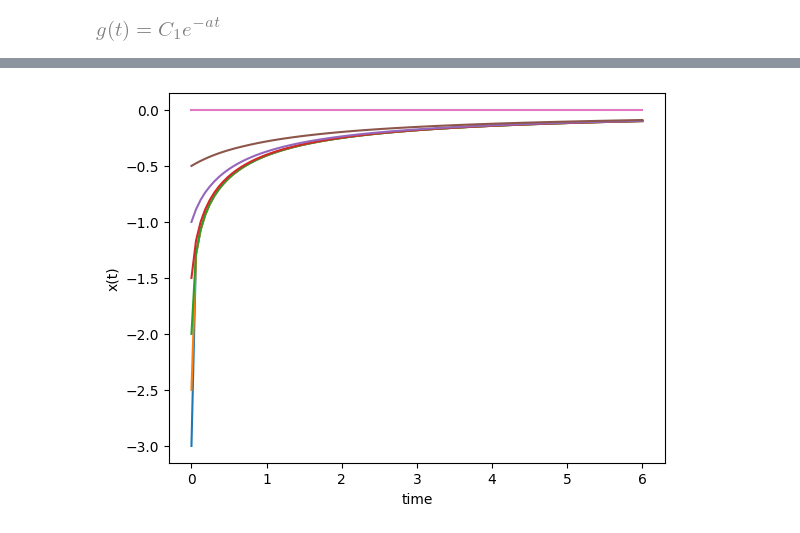
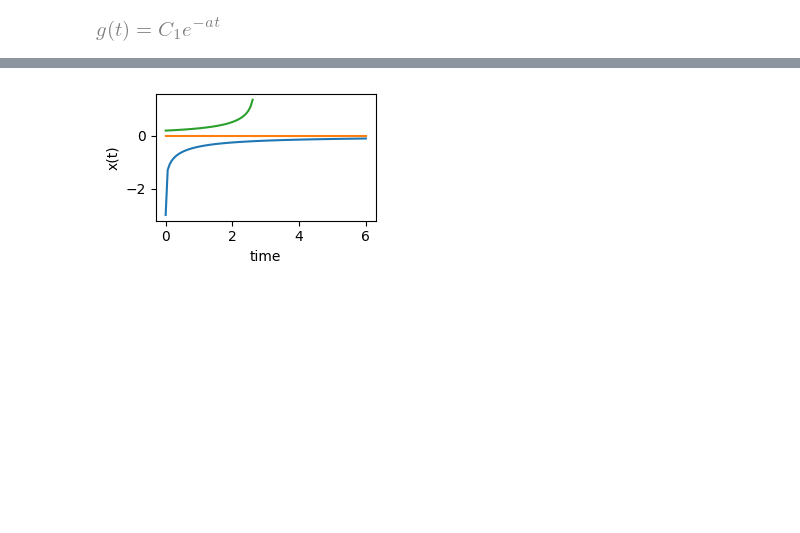
Before and after one commit to sarah1123/Dyn-Sys-S26, a Jupyter notebook: ProblemSets/PSet01_Python.ipynb, the cells around one changed output, grey strips where cells are left out. Cells and saved outputs as stored; diff of their text form; code cells hidden in the pictures; blank space fills up the shorter version.

```diff
--- a/ProblemSets/PSet01_Python.ipynb
+++ b/ProblemSets/PSet01_Python.ipynb
@@ -236,10 +254,12 @@ Now we are ready to use scipy's "solve_ivp" to solve our equation on our time in
 # %%
 from scipy.integrate import solve_ivp
-# the size of the initial condition for solve_ivp is a little touchy.
-x0 = np.empty(1)
-x0[0]=y0
-sol = solve_ivp(equation,[np.min(s),np.max(s)],x0,dense_output=True)
-# dense_output allows us to approximate the solution at any times we would like.
-y = sol.sol(s)
-y = y[0]
+
+# Solve the ODE numerically
+sol = solve_ivp(equation,
+                [s.min(), s.max()],
+                [y0],
+                dense_output=True)
+
+# Evaluate the solution on the time grid
+y = sol.sol(s)[0]
 # %% [markdown]
@@ -257,29 +284,47 @@ Use many initial conditions to create a temporal plot
 # %%
 import matplotlib.pyplot as plt
 from scipy.integrate import solve_ivp
 
-IClist = np.arange(-3,0.1,0.5)
+# Stop integration if |y| reaches ymax by making an event function
+def make_blowup_event(ymax):
+    def blowup_event(t, y):
+        return ymax - abs(y[0])
+    blowup_event.terminal = True
+    blowup_event.direction = -1
+    return blowup_event
+
+# Initial conditions
+IClist = [-3, 0, 0.2]
 
 # use y and s instead of x and t
 # because x was used as a symbolic variable above.
-def equation(s,y):
-    k = 1
-    # the diff eq is defined here:
-    dyds = k*np.exp(y**2)-np.cos(y)
-    return dyds
 
+# Right-hand side of the ODE dx/dt = exp(x^2) - cos(x),
+#  expressed using y(s) instead of x(t)
+def equation(s, y):
+    return np.exp(y**2) - np.cos(y)
+
+# Create an event function
+eventfcn = make_blowup_event(ymax=5.0)
+
+# Time grid
 s = np.linspace(0,6,100)
+
+# Create figure with smaller size than default
+plt.figure(figsize=(3, 2))
+
+# Plot solutions for multiple initial conditions
 for y0 in IClist:
-    x0 = np.empty(1)
-    x0[0] = y0
-    # numerical solution of the diff eq happens here:
-    sol = solve_ivp(equation,[np.min(s),np.max(s)],x0,dense_output=True)
-    y = sol.sol(s)
-    y = y[0]
-    plt.plot(s,y)
+    sol = solve_ivp(equation,
+                    [s.min(), s.max()],
+                    [y0],
+                    events=eventfcn,
+                    t_eval=s)   # specify output times
+    plt.plot(sol.t, sol.y[0])
 
 plt.xlabel('time')
 plt.ylabel('x(t)')
+plt.tight_layout()
 plt.show()
 # %% [output]
-[figure, old version]
+[figure, new version]
```
Also changed, not shown: parts of 9 cells of this notebook, 6 other files.
